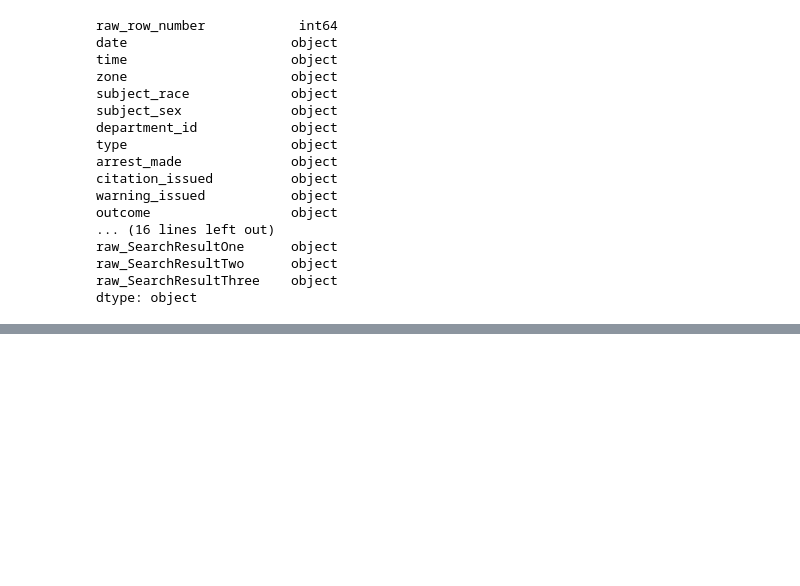
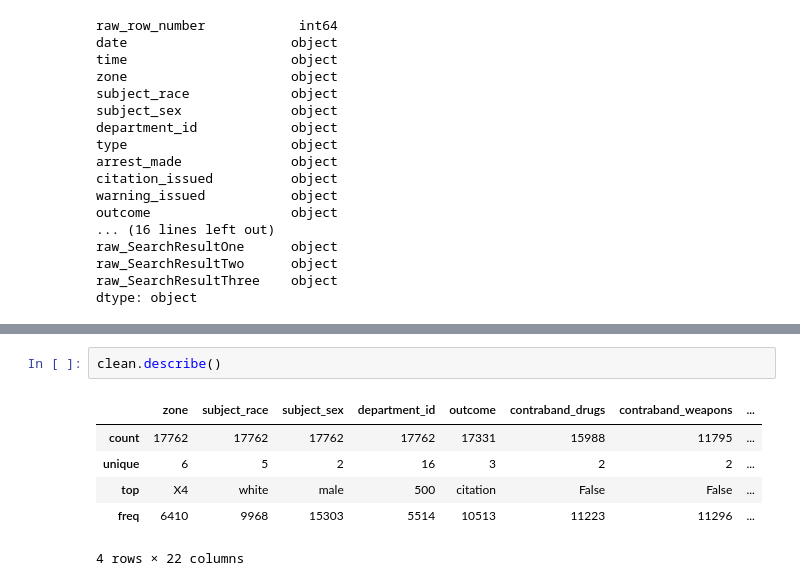
Before and after one commit to ecuerbo/pyprac, a Jupyter notebook: datacamp/analyzing-police-activity.ipynb, the cells around one changed output, grey strips where cells are left out. Saved outputs shown, nothing was run; the diff lists cells and outputs as text; blank space fills up the shorter version.

```diff
--- a/datacamp/analyzing-police-activity.ipynb
+++ b/datacamp/analyzing-police-activity.ipynb
@@ -188,0 +161,9 @@ Index(['zone', 'subject_race', 'subject_sex', 'department_id', 'arrest_made',
+# %%
+clean.describe()
+# %% [output]
+|  | zone | subject_race | subject_sex | department_id | outcome | contraband_drugs | contraband_weapons | ... |
+| count | 17762 | 17762 | 17762 | 17762 | 17331 | 15988 | 11795 | ... |
+| unique | 6 | 5 | 2 | 16 | 3 | 2 | 2 | ... |
+| top | X4 | white | male | 500 | citation | False | False | ... |
+| freq | 6410 | 9968 | 15303 | 5514 | 10513 | 11223 | 11296 | ... |
+4 rows × 22 columns
```
Also changed, not shown: parts of 9 cells of this notebook.
